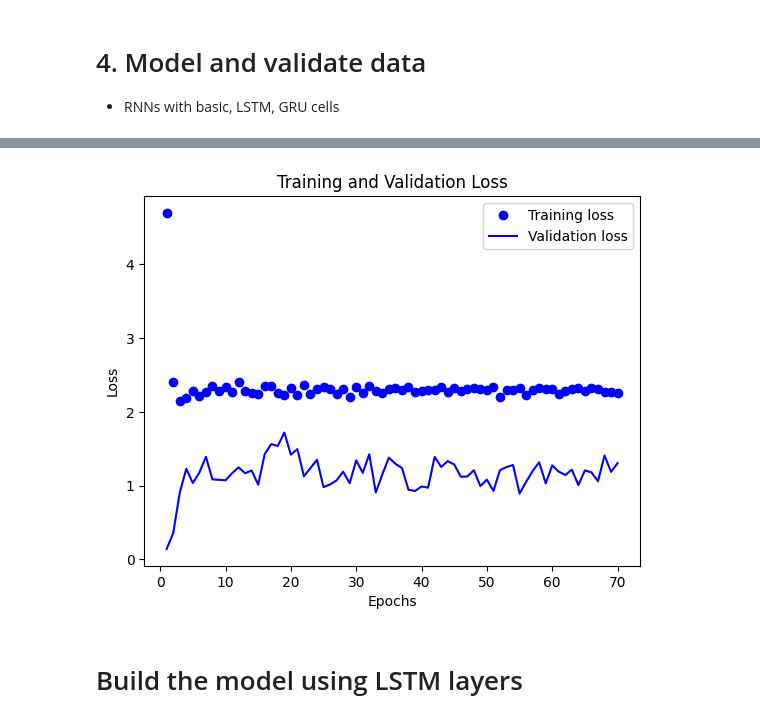
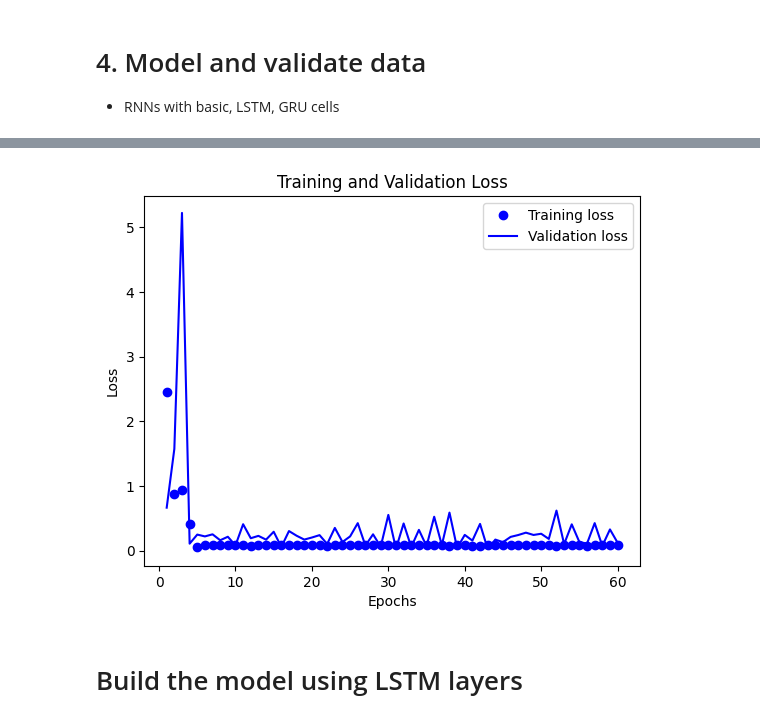
Before and after one commit to Derun-Chai/Assignment3, a Jupyter notebook: assignment3.ipynb, the cells around one changed output, grey strips where cells are left out. Drawn from its saved outputs; the diff is of its cells as text; code cells hidden in the pictures.

```diff
--- a/assignment3.ipynb
+++ b/assignment3.ipynb
@@ -265,9 +265,9 @@ n_inputs = 4
 n_neurons = 300
 n_outputs = 4
 n_layers = 2
-learning_rate = 0.01
-batch_size = 100
-n_epochs = 70
+learning_rate = 0.0015
+batch_size = 85
+n_epochs = 60
 
 # Build the model
 model = tf.keras.Sequential()
@@ -356,4 +356,4 @@ Epoch 6/70
-[figure, old version]
+[figure, new version]
 # %% [markdown]
 # Build the model using LSTM layers
 # %%
```
Also changed, not shown: parts of 7 cells of this notebook.
